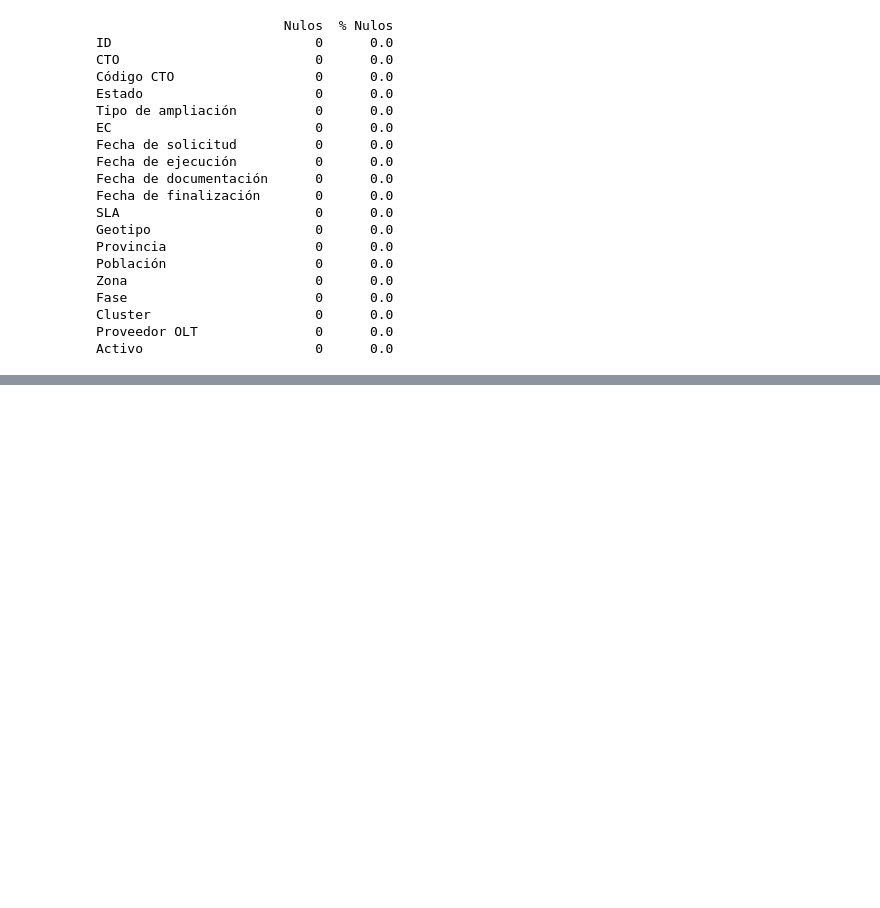
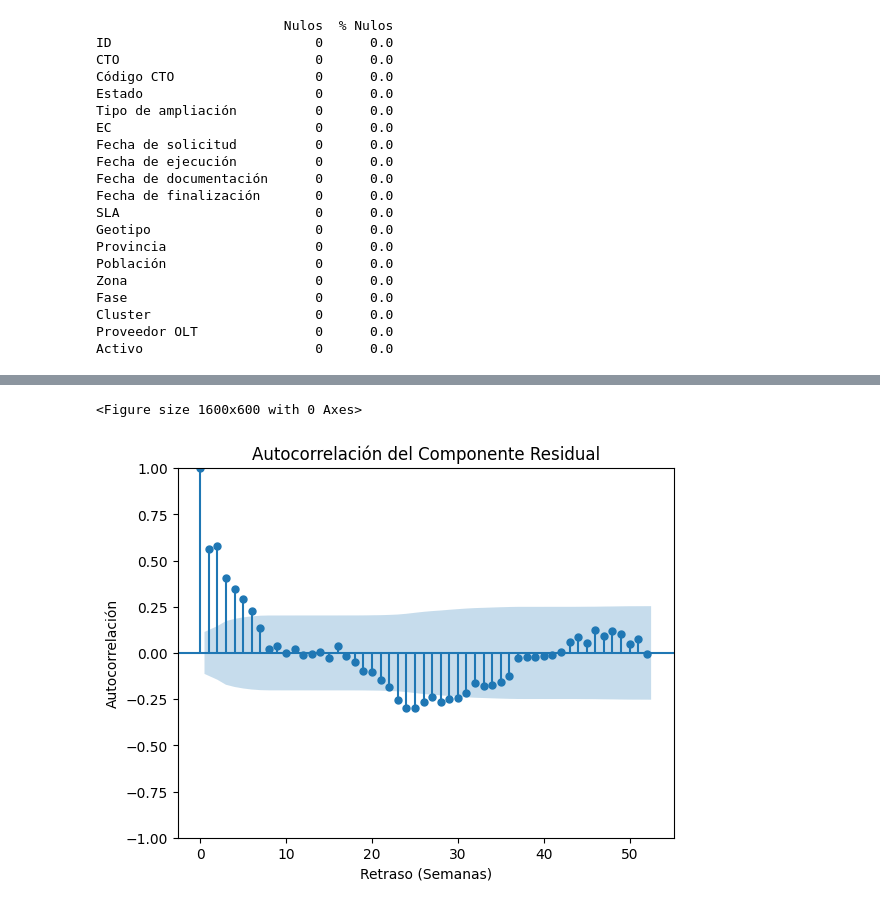
Before and after one commit to JhonFajardoRodas/TFM-GIT, a Jupyter notebook: Notebooks Python/exploringdata.ipynb, the cells around one changed output, grey strips where cells are left out. Saved outputs shown, nothing was run; the diff lists cells and outputs as text; code cells hidden in the pictures; blank space fills up the shorter version.

```diff
--- a/Notebooks Python/exploringdata.ipynb
+++ b/Notebooks Python/exploringdata.ipynb
@@ -273,0 +280,4 @@ Activo                      0      0.0
+# %%
+# Eliminamos la semana 7 del año 2019 que es un outlier
+df_CTO_weekly = df_CTO_weekly.drop(df_CTO_weekly[(df_CTO_weekly['Año'] == 2019) & (df_CTO_weekly['Semana'] == 7)].index)
+df_CTO_weekly.head(20) , df_CTO_weekly.tail(20)
@@ -273,0 +304,22 @@ Activo                      0      0.0
+# %%
+# Aplicamos la descomposición seasonal_decompose para analizar los componentes de la serie temporal
+from statsmodels.tsa.seasonal import seasonal_decompose
+ts = df_CTO_weekly['Número de ampliaciones']
+try:
+    decomposition = seasonal_decompose(
+        ts,
+        model='additive',
+        period=52
+    )
+    print("Descomposición completada exitosamente.")
+
+except ValueError as e:
+    # Este error ocurre si la serie no tiene suficientes puntos (al menos dos ciclos completos)
+    print(f"Error al aplicar period=52: {e}")
+    print("Intentando con un período más corto (ej. period=4 para estacionalidad mensual aproximada).")
+    decomposition = seasonal_decompose(
+        ts,
+        model='additive',
+        period=4
+    )
+    print("Descomposición completada con un período de 4.")
@@ -273,0 +331,19 @@ Activo                      0      0.0
+# %%
+# Gráfico de autocorrelación de los residuos
+from statsmodels.graphics.tsaplots import plot_acf
+# 1. Extraer el componente residual
+residuales = decomposition.resid.dropna()
+
+# 2. Generar el Gráfico de Autocorrelación
+plt.figure(figsize=(16, 6))
+plot_acf(
+    residuales,
+    lags=52,  # Mostrar hasta 52 retrasos (un año completo de semanas)
+    title='Autocorrelación del Componente Residual'
+)
+plt.xlabel('Retraso (Semanas)')
+plt.ylabel('Autocorrelación')
+plt.show()
+# %% [output]
+<Figure size 1600x600 with 0 Axes>
+[figure, added]
```
Also changed, not shown: parts of 100 cells of this notebook, 1 other file.
